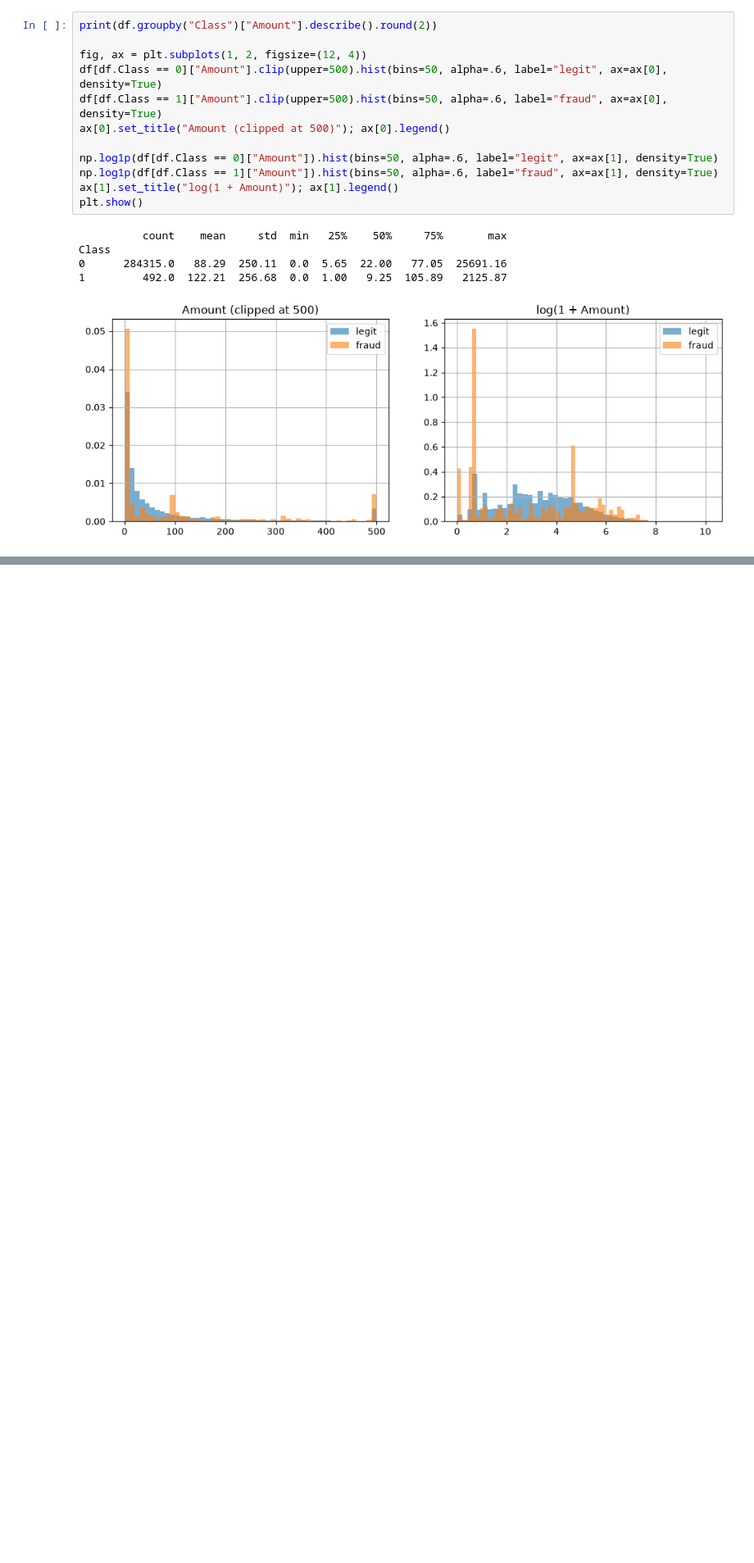
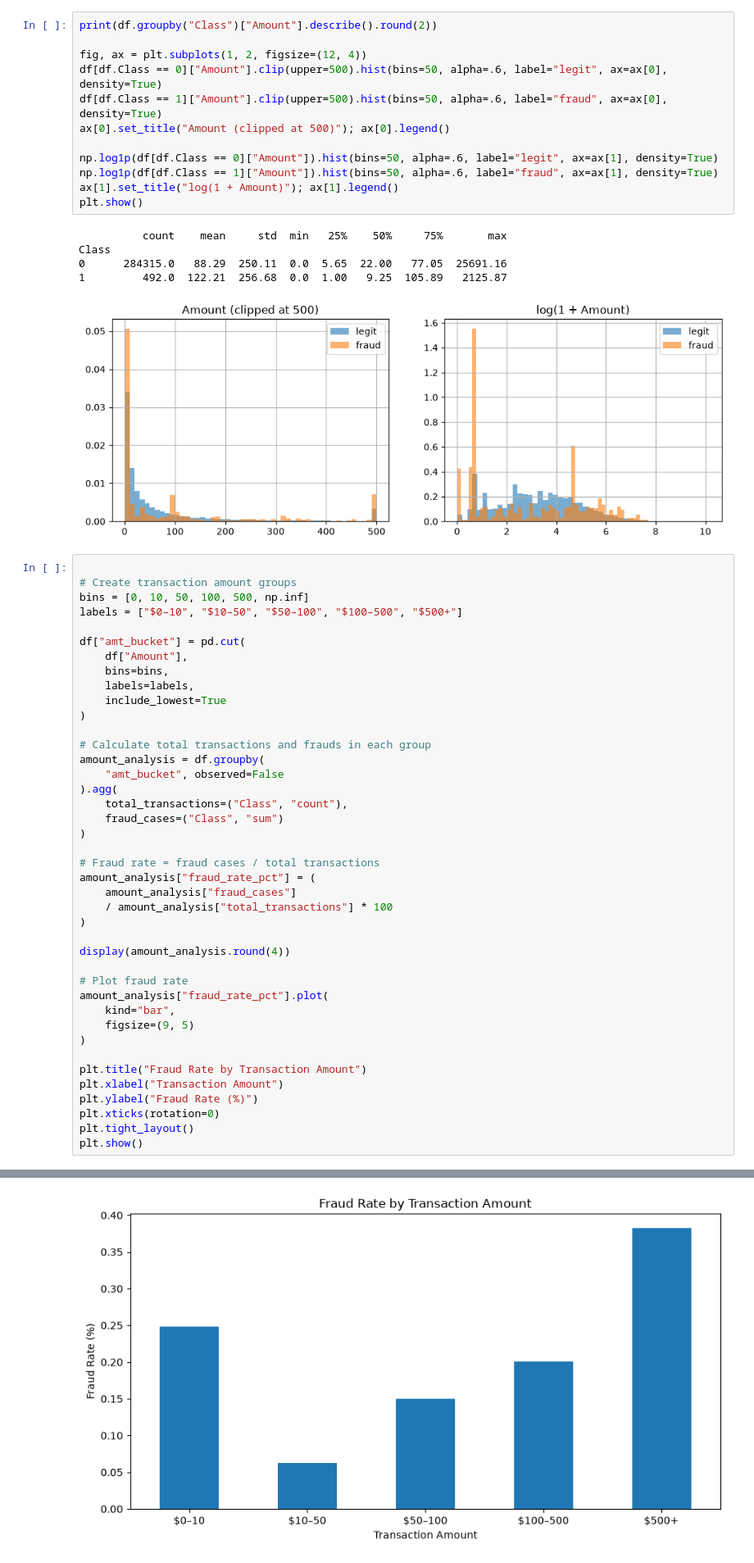
Before and after one commit to bahuli2004-cpu/Credit-Card-Fraud-Detection, a Jupyter notebook: notebooks/01_EDA.ipynb, the cells around one changed output, grey strips where cells are left out. Shown at 82% size. Saved outputs shown, nothing was run; the diff lists cells and outputs as text; blank space fills up the shorter version.

```diff
--- a/notebooks/01_EDA.ipynb
+++ b/notebooks/01_EDA.ipynb
@@ -82,3 +83,45 @@ Class
 0      284315.0   88.29  250.11  0.0  5.65  22.00   77.05  25691.16
 1         492.0  122.21  256.68  0.0  1.00   9.25  105.89   2125.87
 [figure]
+# %%
+
+# Create transaction amount groups
+bins = [0, 10, 50, 100, 500, np.inf]
+labels = ["$0–10", "$10–50", "$50–100", "$100–500", "$500+"]
+
+df["amt_bucket"] = pd.cut(
+    df["Amount"],
+    bins=bins,
+    labels=labels,
+    include_lowest=True
+)
+
+# Calculate total transactions and frauds in each group
+amount_analysis = df.groupby(
+    "amt_bucket", observed=False
+).agg(
+    total_transactions=("Class", "count"),
+    fraud_cases=("Class", "sum")
+)
+
+# Fraud rate = fraud cases / total transactions
+amount_analysis["fraud_rate_pct"] = (
+    amount_analysis["fraud_cases"]
+    / amount_analysis["total_transactions"] * 100
+)
+
+display(amount_analysis.round(4))
+
+# Plot fraud rate
+amount_analysis["fraud_rate_pct"].plot(
+    kind="bar",
+    figsize=(9, 5)
+)
+
+plt.title("Fraud Rate by Transaction Amount")
+plt.xlabel("Transaction Amount")
+plt.ylabel("Fraud Rate (%)")
+plt.xticks(rotation=0)
+plt.tight_layout()
+plt.show()
+# %% [output]
@@ -84,0 +135 @@ Class
+[figure, added]
```
Also changed, not shown: parts of 10 cells of this notebook, 11 other files.
